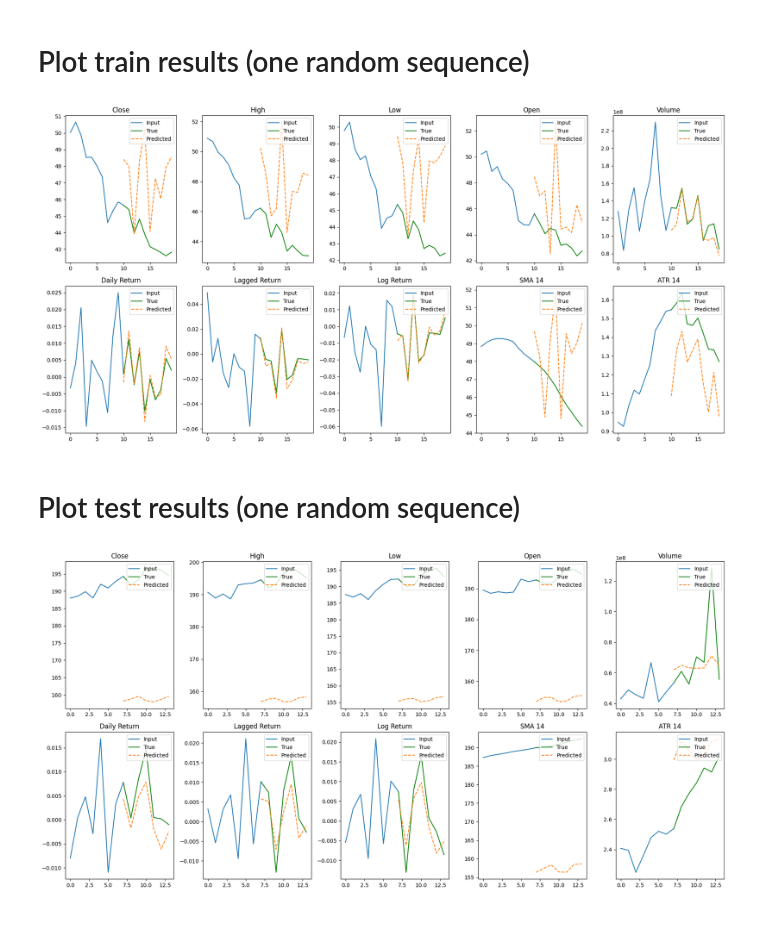
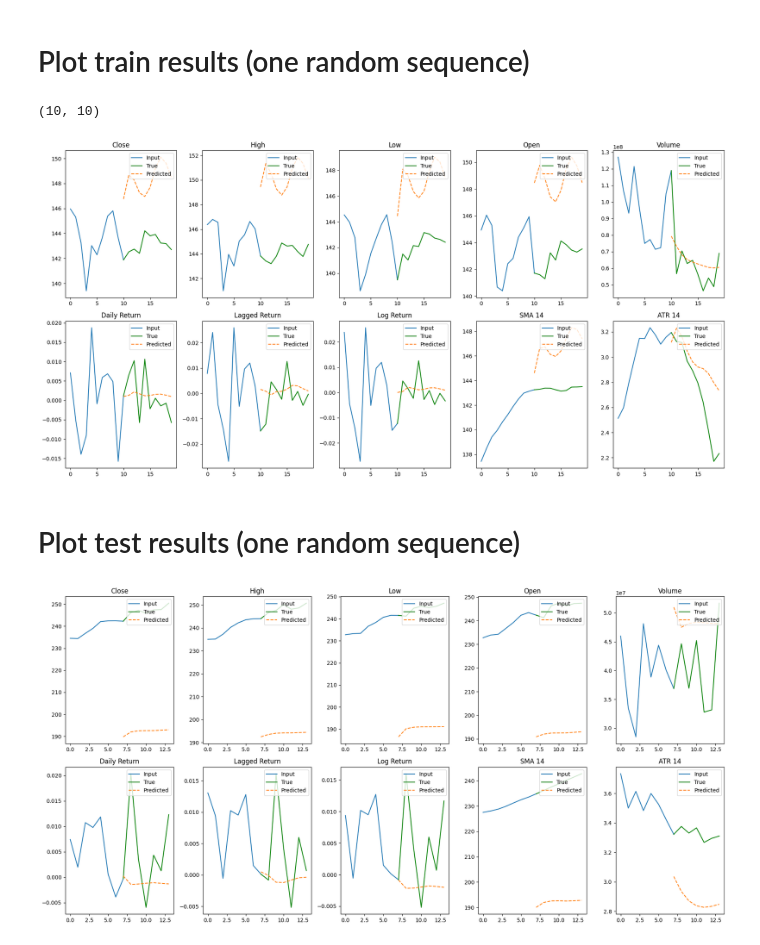
Before and after one commit to glovric/SequentialComparison-TVZ, a Jupyter notebook: Transformer.ipynb, the cells around one changed output. Saved outputs shown, nothing was run; the diff lists cells and outputs as text; code cells hidden in the pictures.

```diff
--- a/Transformer.ipynb
+++ b/Transformer.ipynb
@@ -167,8 +239,10 @@ import matplotlib.dates as mdates
 fig, axes = plt.subplots(2, 5, figsize=(18, 9))
 axes = axes.flatten()
 
+tgt_input = torch.zeros(X_train_seq.size(0), 1, X_train_seq.size(2)).to(device)
+
 y_true = scaler.inverse_transform(y_train_seq.squeeze(1).cpu().detach().numpy())
-y_pred = model(X_train_seq, y_train_seq).squeeze(1).cpu().detach().numpy()
+y_pred = model(X_train_seq, tgt_input).squeeze(1).cpu().detach().numpy()
 y_pred = scaler.inverse_transform(y_pred)
 
 train_dates = df.index[:len(X_train_seq)]
@@ -193,8 +267,10 @@ import matplotlib.dates as mdates
 fig, axes = plt.subplots(2, 5, figsize=(18, 9))
 axes = axes.flatten()
 
+tgt_input = torch.zeros(X_test_seq.size(0), 1, X_test_seq.size(2)).to(device)
+
 y_true = scaler.inverse_transform(y_test_seq.squeeze(1).cpu().detach().numpy())
-y_pred = model(X_test_seq, y_test_seq).squeeze(1).cpu().detach().numpy()
+y_pred = model(X_test_seq, tgt_input).squeeze(1).cpu().detach().numpy()
 y_pred = scaler.inverse_transform(y_pred)
 
 test_dates = df.index[:len(X_test_seq)]
@@ -281,7 +376,9 @@ model.eval()
 
 with torch.no_grad():
 
-    val_output = model(X_test_seq, y_test_seq)
-    val_loss = criterion(val_output, y_test_seq)
+    tgt_input = torch.zeros_like(X_test_seq).to(device)
+    preds = model(X_test_seq.to(device), tgt_input)
+
+    val_loss = criterion(preds, y_test_seq)
     print(f"Validation Loss: {val_loss.item()}")
 # %% [output]
@@ -289,36 +411,62 @@ Validation Loss: 0.6202229261398315
+# %%
+def predict_autoregressive(model, X, y):
+    model.eval()
+    with torch.no_grad():
+
+        batch_size = X.size(0)
+        tgt_len = y.size(1)
+        num_features = y.size(2)
+
+        # Autoregressive prediction
+        decoder_input = torch.zeros((batch_size, 1, num_features), device=device)
+        predictions = []
+
+        for t in range(tgt_len):
+            tgt_mask = nn.Transformer.generate_square_subsequent_mask(decoder_input.size(1)).to(device)
+            output = model(X, decoder_input, tgt_mask=tgt_mask)
+            next_step = output[:, -1:, :]
+            predictions.append(next_step)
+            decoder_input = torch.cat([decoder_input, next_step], dim=1)
+
+        preds = torch.cat(predictions, dim=1)  # (B, tgt_len, num_features)
+        return preds
 # %% [markdown]
 # Plot train results (one random sequence)
 # %%
 rand_idx = np.random.randint(0, len(X_train_seq))
 
 x = X_train_seq[rand_idx].cpu().detach().numpy()
+
 y_true = y_train_seq[rand_idx].cpu().detach().numpy()
-y_pred = model(X_train_seq[rand_idx], y_train_seq[rand_idx]).cpu().detach().numpy()
+y_pred = predict_autoregressive(model, X_train_seq, y_train_seq)[rand_idx].cpu().detach().numpy()
+
+print(f'{y_pred.shape}')
 
 x = scaler.inverse_transform(x)
 y_true = scaler.inverse_transform(y_true)
 y_pred = scaler.inverse_transform(y_pred)
 
 fig, axes = plt.subplots(2, 5, figsize=(18, 9))
 axes = axes.flatten()
 
 for idx, c in enumerate(df.columns):
 
     input_seq = x[:, idx]
     true_seq = y_true[:, idx]
     pred_seq = y_pred[:, idx]
 
     axes[idx].plot(range(len(input_seq)+1), np.hstack((input_seq, true_seq[0])), label='Input', color='#1f77b4')
     axes[idx].plot(range(len(input_seq), len(input_seq) + len(true_seq)), true_seq, label='True', color='green')
     axes[idx].plot(range(len(input_seq), len(input_seq) + len(pred_seq)), pred_seq, label='Predicted', color='#ff7f0e', linestyle='dashed')
 
     axes[idx].set_title(c)
     axes[idx].legend(loc='upper right')
 
 plt.tight_layout()
 plt.show()
 # %% [output]
+(10, 10)
-[figure, old version]
+[figure, new version]
 # %% [markdown]
 # Plot test results (one random sequence)
 # %%
@@ -326,7 +474,7 @@ rand_idx = np.random.randint(0, len(X_test_seq))
 
 x = X_test_seq[rand_idx].cpu().detach().numpy()
 y_true = y_test_seq[rand_idx].cpu().detach().numpy()
-y_pred = model(X_test_seq[rand_idx], y_test_seq[rand_idx]).cpu().detach().numpy()
+y_pred = predict_autoregressive(model, X_test_seq, y_test_seq)[rand_idx].cpu().detach().numpy()
 
 x = scaler.inverse_transform(x)
 y_true = scaler.inverse_transform(y_true)
@@ -351,4 +499,4 @@ for idx, c in enumerate(df.columns):
 plt.tight_layout()
 plt.show()
 # %% [output]
-[figure, old version]
+[figure, new version]
```
Also changed, not shown: parts of 16 cells of this notebook, 2 other files.
